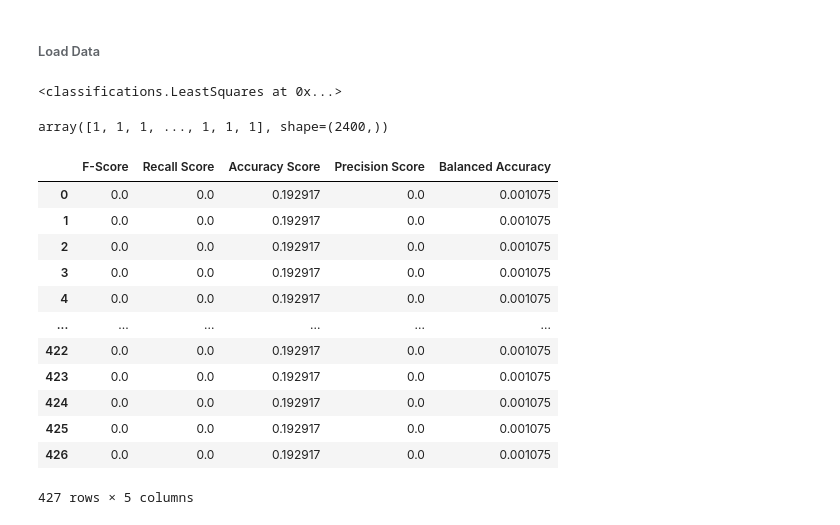
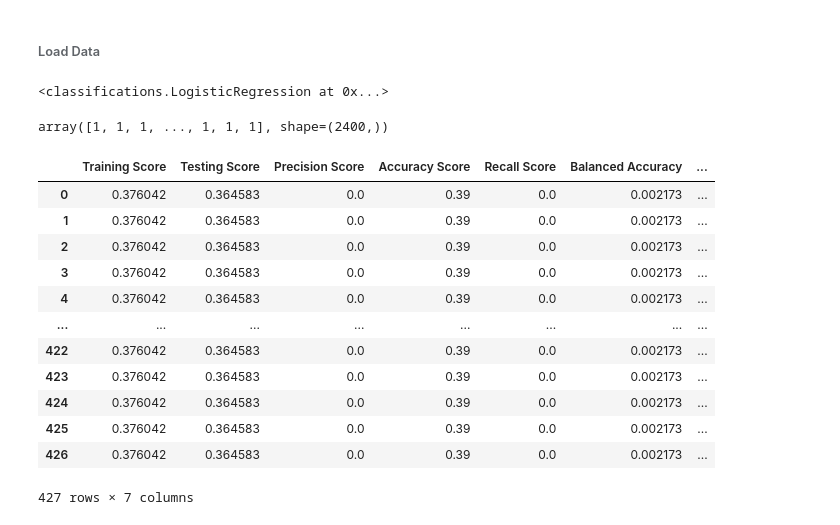
Before and after one commit to is-leeroy-jenkins/Mathy, a Jupyter notebook: ipynb/board.ipynb, the cells around one changed output. Cells and saved outputs as stored; diff of their text form; code cells hidden in the pictures.

```diff
--- a/ipynb/board.ipynb
+++ b/ipynb/board.ipynb
@@ -58,9 +58,23 @@ df_numeric = df_excel[ numeric_columns ].copy( )
 df_schedx = df_excel[ max_columns ].copy( )
 sns.set_style( 'darkgrid' )
 # %%
+# Load Data Source
 ds = db.DataSource( df=df_numeric, target='BY' )
 data = ds.data
+targets = ds.targets
 X_training = ds.X_train
 y_training = ds.y_train
 X_testing = ds.X_test
 y_testing = ds.y_test
+
+# Standardized data
+scaler = StandardScaler( )
+std_data = scaler.train_transform( ds.data )
+X_std_training = scaler.train_transform( X_training )
+X_std_testing = scaler.train_transform( X_testing )
+
+# Normalized data
+normal = NormalScaler( )
+nrm_data = normal.train_transform( ds.data )
+X_nrm_training = normal.train_transform( X_training )
+X_nrm_testing = normal.train_transform( X_testing )
@@ -79,6 +81,6 @@ X_nrm_testing = normal.train_transform( X_testing )
 # %%
-pr = LeastSquares( )
-pr.train( std_data, ds.targets )
+pr = LogisticRegression( )
+pr.train( data, targets )
 # %% [output]
-<classifications.LeastSquares at 0x...>
+<classifications.LogisticRegression at 0x...>
 # %%
@@ -87,20 +89,20 @@ prediction
 # %% [output]
 array([1, 1, 1, ..., 1, 1, 1], shape=(2400,))
 # %%
-score = pr.score( std_data, ds.targets )
+score = pr.score( data, targets )
 score
 # %% [output]
-|  | F-Score | Recall Score | Accuracy Score | Precision Score | Balanced Accuracy |
-| 0 | 0.0 | 0.0 | 0.192917 | 0.0 | 0.001075 |
-| 1 | 0.0 | 0.0 | 0.192917 | 0.0 | 0.001075 |
-| 2 | 0.0 | 0.0 | 0.192917 | 0.0 | 0.001075 |
-| 3 | 0.0 | 0.0 | 0.192917 | 0.0 | 0.001075 |
-| 4 | 0.0 | 0.0 | 0.192917 | 0.0 | 0.001075 |
-| ... | ... | ... | ... | ... | ... |
-| 422 | 0.0 | 0.0 | 0.192917 | 0.0 | 0.001075 |
-| 423 | 0.0 | 0.0 | 0.192917 | 0.0 | 0.001075 |
-| 424 | 0.0 | 0.0 | 0.192917 | 0.0 | 0.001075 |
-| 425 | 0.0 | 0.0 | 0.192917 | 0.0 | 0.001075 |
-| 426 | 0.0 | 0.0 | 0.192917 | 0.0 | 0.001075 |
+|  | Training Score | Testing Score | Precision Score | Accuracy Score | Recall Score | Balanced Accuracy | ... |
+| 0 | 0.376042 | 0.364583 | 0.0 | 0.39 | 0.0 | 0.002173 | ... |
+| 1 | 0.376042 | 0.364583 | 0.0 | 0.39 | 0.0 | 0.002173 | ... |
+| 2 | 0.376042 | 0.364583 | 0.0 | 0.39 | 0.0 | 0.002173 | ... |
+| 3 | 0.376042 | 0.364583 | 0.0 | 0.39 | 0.0 | 0.002173 | ... |
+| 4 | 0.376042 | 0.364583 | 0.0 | 0.39 | 0.0 | 0.002173 | ... |
+| ... | ... | ... | ... | ... | ... | ... | ... |
+| 422 | 0.376042 | 0.364583 | 0.0 | 0.39 | 0.0 | 0.002173 | ... |
+| 423 | 0.376042 | 0.364583 | 0.0 | 0.39 | 0.0 | 0.002173 | ... |
+| 424 | 0.376042 | 0.364583 | 0.0 | 0.39 | 0.0 | 0.002173 | ... |
+| 425 | 0.376042 | 0.364583 | 0.0 | 0.39 | 0.0 | 0.002173 | ... |
+| 426 | 0.376042 | 0.364583 | 0.0 | 0.39 | 0.0 | 0.002173 | ... |
-427 rows × 5 columns
+427 rows × 7 columns
 # %%
```
Also changed, not shown: parts of 6 cells of this notebook, 1 other file.
